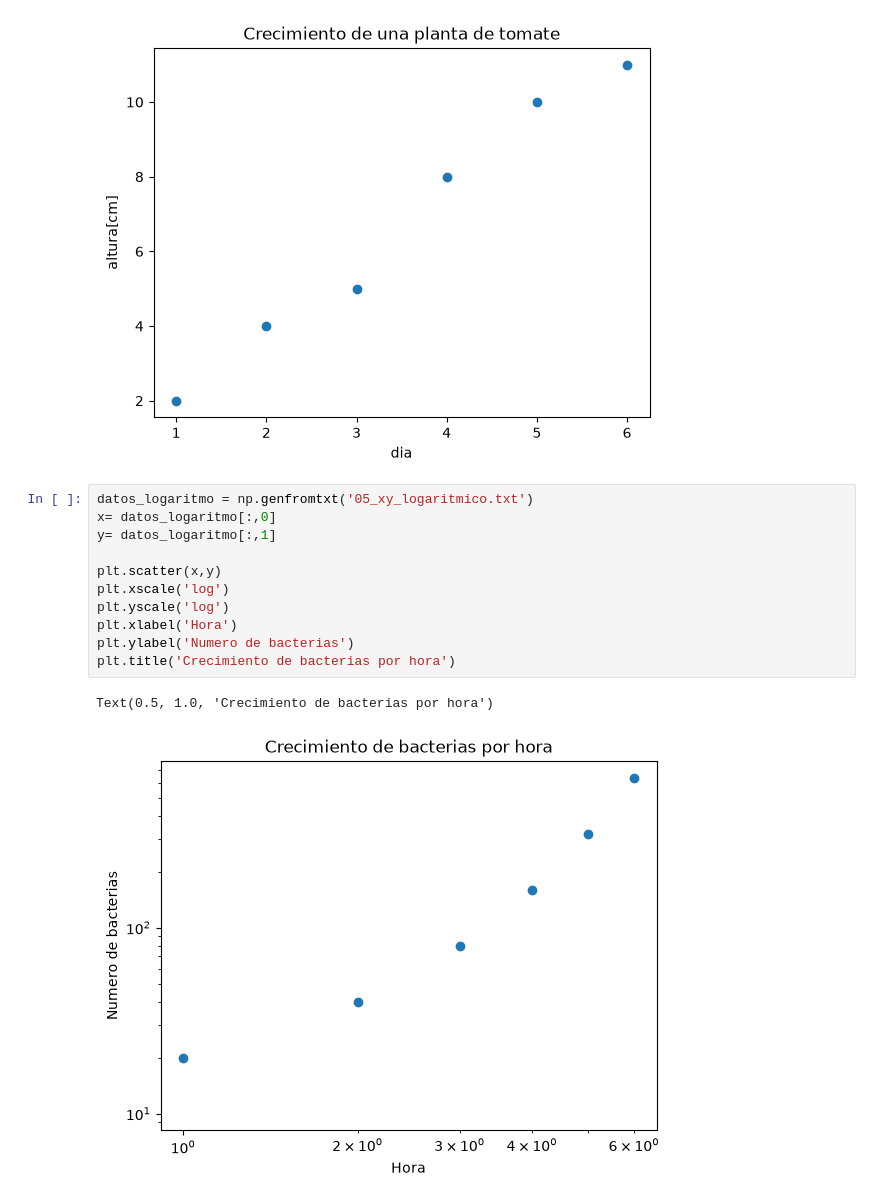
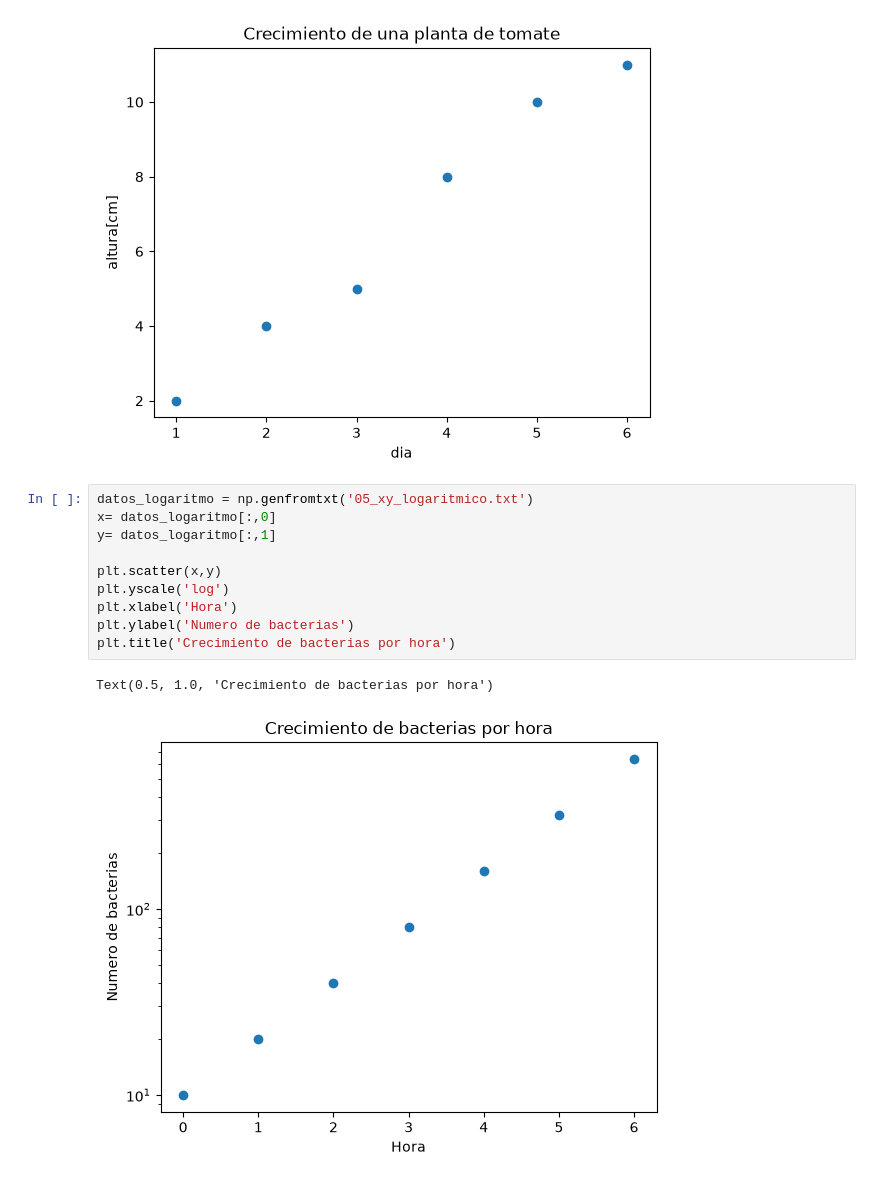
Before and after one commit to Dewscot/Clases, a Jupyter notebook: Lab 1/Ejercicios/Graficas/Graficas_ejercicios.ipynb, the cells around one changed output. Cells and saved outputs as stored; diff of their text form.

```diff
--- a/Lab 1/Ejercicios/Graficas/Graficas_ejercicios.ipynb
+++ b/Lab 1/Ejercicios/Graficas/Graficas_ejercicios.ipynb
@@ -59,14 +61,13 @@ Text(0.5, 1.0, 'Crecimiento de una planta de tomate')
 # %%
 datos_logaritmo = np.genfromtxt('05_xy_logaritmico.txt')
 x= datos_logaritmo[:,0]
 y= datos_logaritmo[:,1]
 
 plt.scatter(x,y)
-plt.xscale('log')
 plt.yscale('log')
 plt.xlabel('Hora')
 plt.ylabel('Numero de bacterias')
 plt.title('Crecimiento de bacterias por hora')
 # %% [output]
 Text(0.5, 1.0, 'Crecimiento de bacterias por hora')
-[figure, old version]
+[figure, new version]
```
Also changed, not shown: parts of 3 cells of this notebook.
